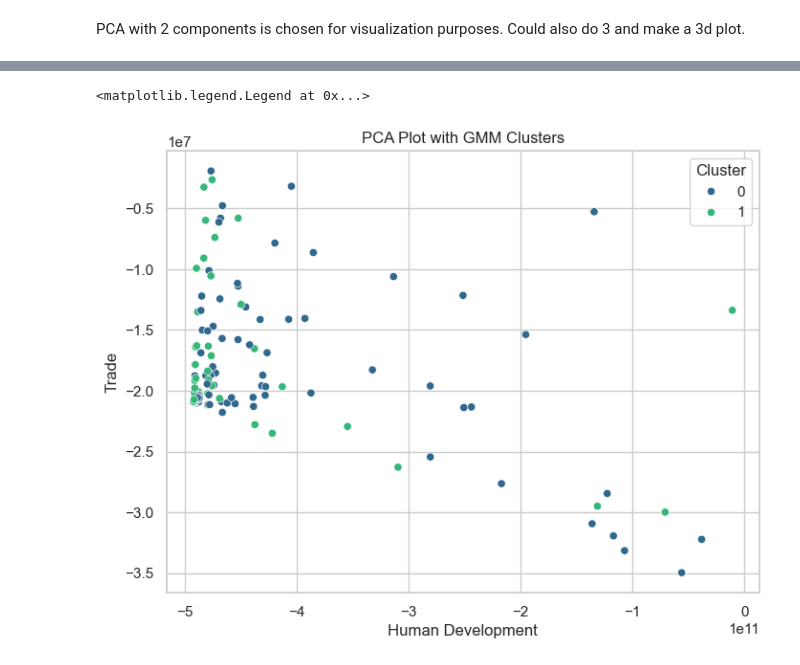
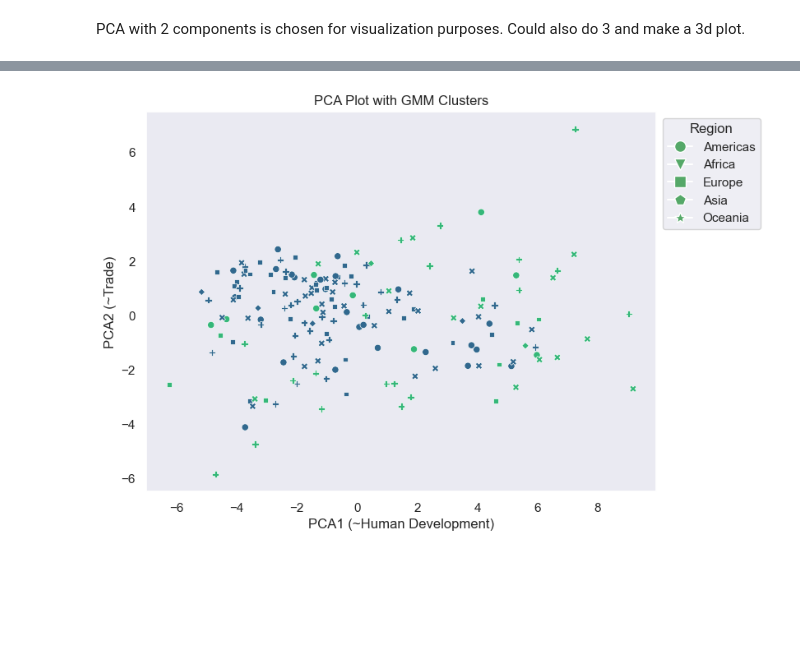
Before and after one commit to anshvijay28/ML_project, a Jupyter notebook: project/pca_e.ipynb, the cells around one changed output, grey strips where cells are left out. Saved outputs shown, nothing was run; the diff lists cells and outputs as text; code cells hidden in the pictures; blank space fills up the shorter version.

```diff
--- a/project/pca_e.ipynb
+++ b/project/pca_e.ipynb
@@ -364,16 +534,12 @@ Drop outliers again
-# %%
-pca_df = pca_df[~(pca_df["PCA1"] > 0.5) & ~(pca_df["PCA2"] > 0.25)]
-
-plt.figure(figsize=(8, 6))
-scatterplot = sns.scatterplot(
-    x="PCA1", y="PCA2", hue="cluster", data=pca_df, palette="viridis"
-)
-
-plt.xlabel("Human Development")
-plt.ylabel("Trade")
-
-scatterplot.set_title("PCA Plot with GMM Clusters")
-plt.legend(title="Cluster")
-# %% [output]
-<matplotlib.legend.Legend at 0x...>
-[figure, removed]
+# %%
+regions = (
+    pd.read_csv("../data/sustainability_w_regions.csv")[
+        ["Country Code", "sub-region", "region"]
+    ]
+    .drop_duplicates(subset="Country Code", keep="last")
+    .drop(columns="Country Code")
+)
+# %%
+final_clusters_countries = final_clusters_countries.merge(
+    regions.reset_index(), how="outer", left_index=True, right_index=True
+)
@@ -379,0 +573,48 @@ plt.legend(title="Cluster")
+# %%
+final_clusters_countries["region_markers"] = final_clusters_countries["region"].apply(
+    lambda x: region_markers[x]
+)
+final_clusters_countries["sub_markers"] = final_clusters_countries["sub-region"].apply(
+    lambda x: sub_markers[x]
+)
+# %%
+# Set figure size
+plt.figure(figsize=(8, 6))
+
+# Create the scatter plot
+scatterplot = sns.scatterplot(
+    data=final_clusters_countries,
+    x=0,
+    y=1,
+    hue="cluster",
+    style="region_markers",
+    palette="viridis",
+)
+
+scatterplot.set_title("PCA Plot with GMM Clusters")
+plt.xlabel(X_LABEL)
+plt.ylabel(Y_LABEL)
+
+regions = final_clusters_countries["region"].unique()
+markers = final_clusters_countries.groupby("region")["region_markers"].first()
+
+legend_handles = [
+    plt.Line2D(
+        [0],
+        [0],
+        marker=markers[region],
+        color="w",
+        label=region,
+        markerfacecolor="g",
+        markersize=10,
+    )
+    for region in regions
+]
+
+plt.legend(
+    handles=legend_handles, title="Region", loc="upper left", bbox_to_anchor=(1, 1)
+)
+
+plt.show()
+# %% [output]
+[figure, added]
```
Also changed, not shown: parts of 39 cells of this notebook, 1 other file.
